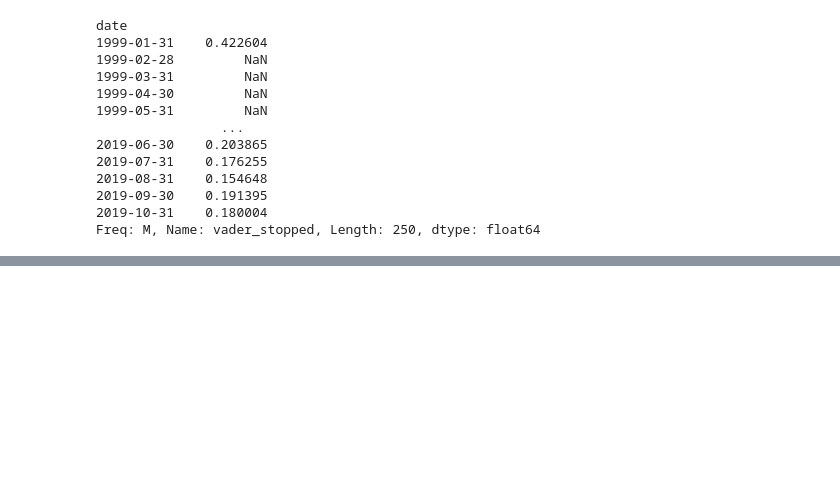
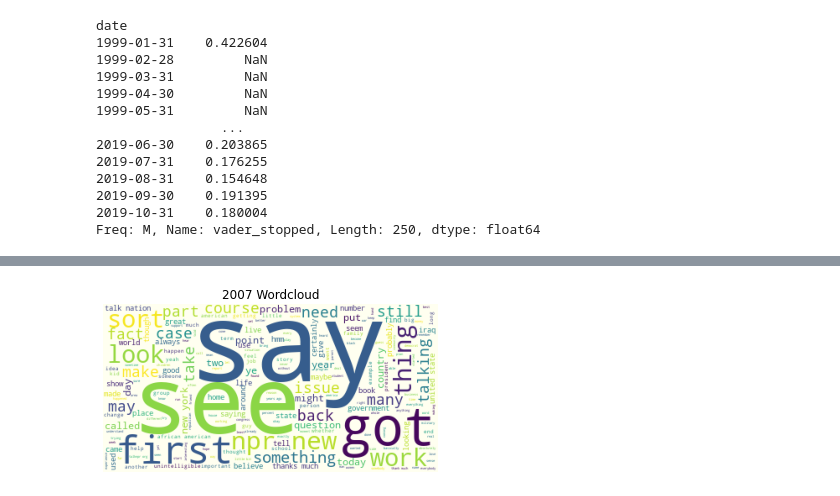
Before and after one commit to npr-nlp/npr-nlp-project, a Jupyter notebook: david_wip.ipynb, the cells around one changed output, grey strips where cells are left out. Saved outputs shown, nothing was run; the diff lists cells and outputs as text; code cells hidden in the pictures; blank space fills up the shorter version.

```diff
--- a/david_wip.ipynb
+++ b/david_wip.ipynb
@@ -1432,2 +1470,4 @@ stop_words_df.columns
 # %%
 stop_words_df.to_excel('/Users/davidrodriguez/codeup-data-science/npr-nlp-project/stop_words_df.xlsx')
+# %%
+u_df.reset_index(inplace = True)
@@ -1433,0 +1478,18 @@ stop_words_df.to_excel('/Users/davidrodriguez/codeup-data-science/npr-nlp-projec
+# %%
+words_2007 = ' '.join(u_df[u_df.year == 2007].clean_stopped)
+words_2006 = ' '.join(u_df[u_df.year == 2006].clean_stopped)
+words_2008 = ' '.join(u_df[u_df.year == 2008].clean_stopped)
+words_2009 = ' '.join(u_df[u_df.year == 2009].clean_stopped)
+words_2010 = ' '.join(u_df[u_df.year == 2010].clean_stopped)
+words_2011 = ' '.join(u_df[u_df.year == 2011].clean_stopped)
+words_2012 = ' '.join(u_df[u_df.year == 2012].clean_stopped)
+words_2005 = ' '.join(u_df[u_df.year == 2005].clean_stopped)
+words_2013 = ' '.join(u_df[u_df.year == 2013].clean_stopped)
+words_2018 = ' '.join(u_df[u_df.year == 2018].clean_stopped)
+words_2017 = ' '.join(u_df[u_df.year == 2017].clean_stopped)
+words_2016 = ' '.join(u_df[u_df.year == 2016].clean_stopped)
+words_2014 = ' '.join(u_df[u_df.year == 2014].clean_stopped)
+words_2015 = ' '.join(u_df[u_df.year == 2015].clean_stopped)
+words_2019 = ' '.join(u_df[u_df.year == 2019].clean_stopped)
+words_2004 = ' '.join(u_df[u_df.year == 2004].clean_stopped)
+words_1999 = ' '.join(u_df[u_df.year == 1999].clean_stopped)
@@ -1433,0 +1567,7 @@ stop_words_df.to_excel('/Users/davidrodriguez/codeup-data-science/npr-nlp-projec
+# %%
+img_2007 = WordCloud(background_color = 'ivory').generate(words_2007)
+plt.imshow(img_2007)
+plt.axis('off')
+plt.title('2007 Wordcloud');
+# %% [output]
+[figure, added]
```
Also changed, not shown: parts of 42 cells of this notebook, 1 other file.
